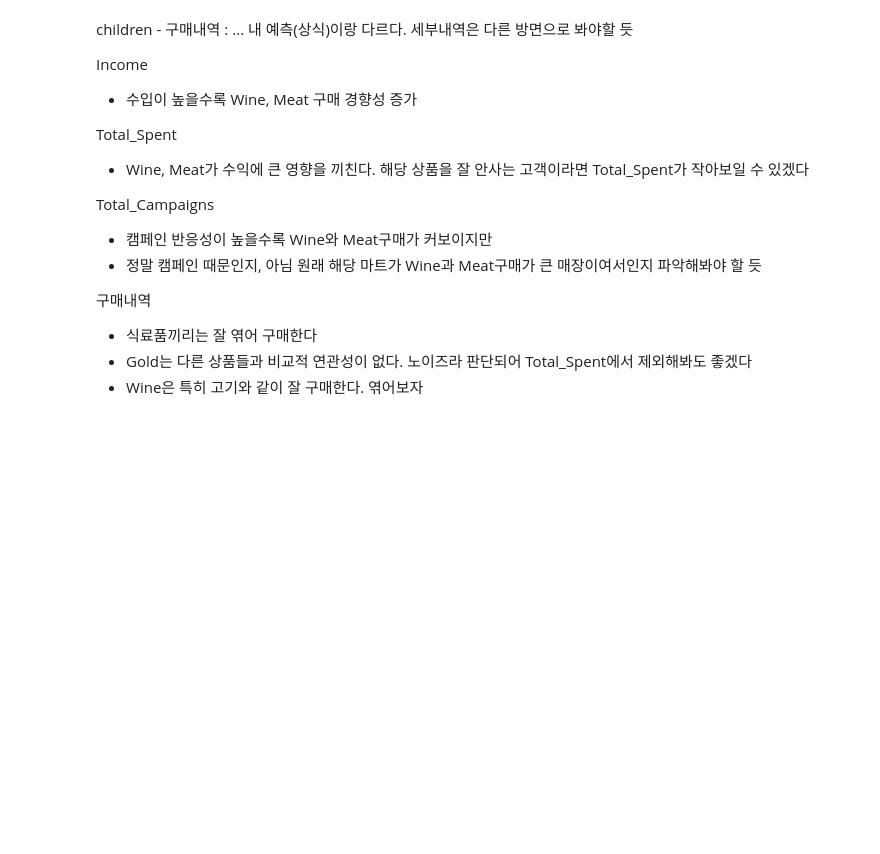
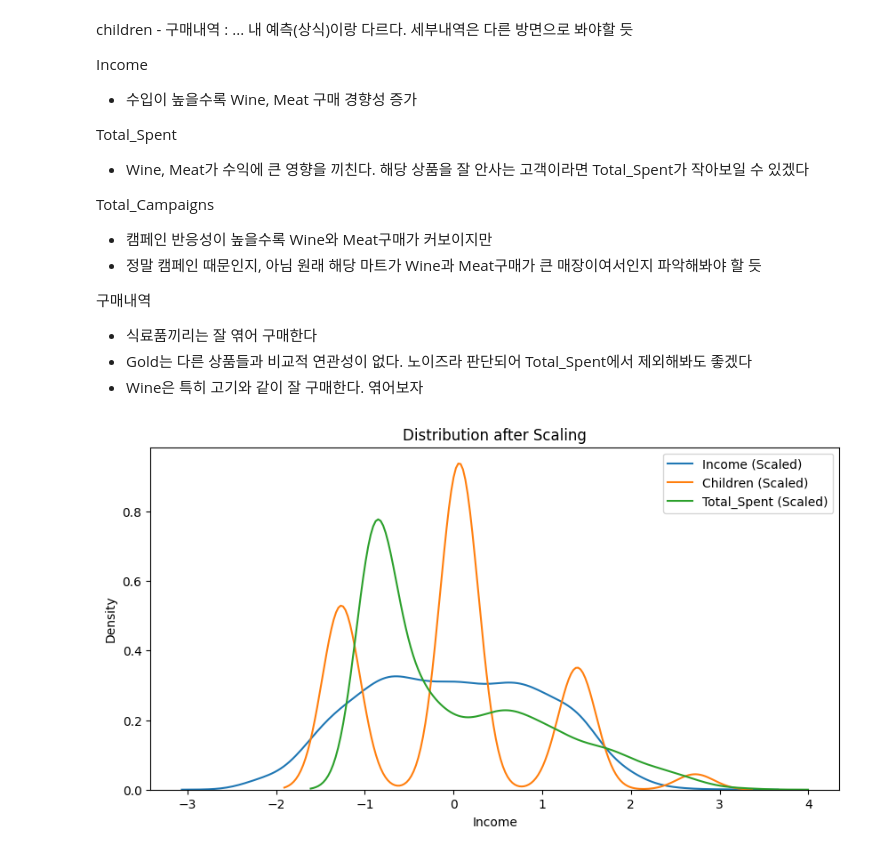
Before and after one commit to haejun1/DataAnalytics, a Jupyter notebook: numpy/8regression.ipynb, the cells around one changed output. Drawn from its saved outputs; the diff is of its cells as text; code cells hidden in the pictures; blank space fills up the shorter version.

```diff
--- a/numpy/8regression.ipynb
+++ b/numpy/8regression.ipynb
@@ -525,3 +508,37 @@ Total_Campaigns
 - 식료품끼리는 잘 엮어 구매한다
 - Gold는 다른 상품들과 비교적 연관성이 없다. 노이즈라 판단되어 Total_Spent에서 제외해봐도 좋겠다
 - Wine은 특히 고기와 같이 잘 구매한다. 엮어보자
+# %%
+#5. 정규화
+#StandarScaler로 변수들 단위를 조정하겠다
+
+features = [
+    'Age', #나이
+    'Education_Level', #학력
+    'Income', #수입
+    'Children', #자녀수
+    'Customer_Days', #가입일자
+    'Total_Spent', #총구매액 (금X)
+    'Mnt_Premium', #와인,고기 구매액
+    'NumDealsPurchases', #할인구매
+    'NumWebPurchases', #웹구매
+    'NumCatalogPurchases', #카탈로그(잡지)구매
+    'NumStorePurchases', #매장구매
+    'Total_Campaigns' #캠페인 반응
+]
+
+x = df2[features]
+scaler = StandardScaler()
+x_scaled = scaler.fit_transform(x) #!!! numpy형태 -> df로 다시 바꿔줘야 함
+    #set_config(transform_output="pandas")를 초반에 입력해두면 알아서 변환해줌
+df_scaled = pd.DataFrame(x_scaled, columns=features)
+
+plt.figure(figsize=(10, 5))
+sns.kdeplot(df_scaled['Income'], label='Income (Scaled)')
+sns.kdeplot(df_scaled['Children'], label='Children (Scaled)')
+sns.kdeplot(df_scaled['Total_Spent'], label='Total_Spent (Scaled)')
+plt.title('Distribution after Scaling')
+plt.legend()
+plt.show()
+# %% [output]
+[figure, added]
```
Also changed, not shown: parts of 7 cells of this notebook.
